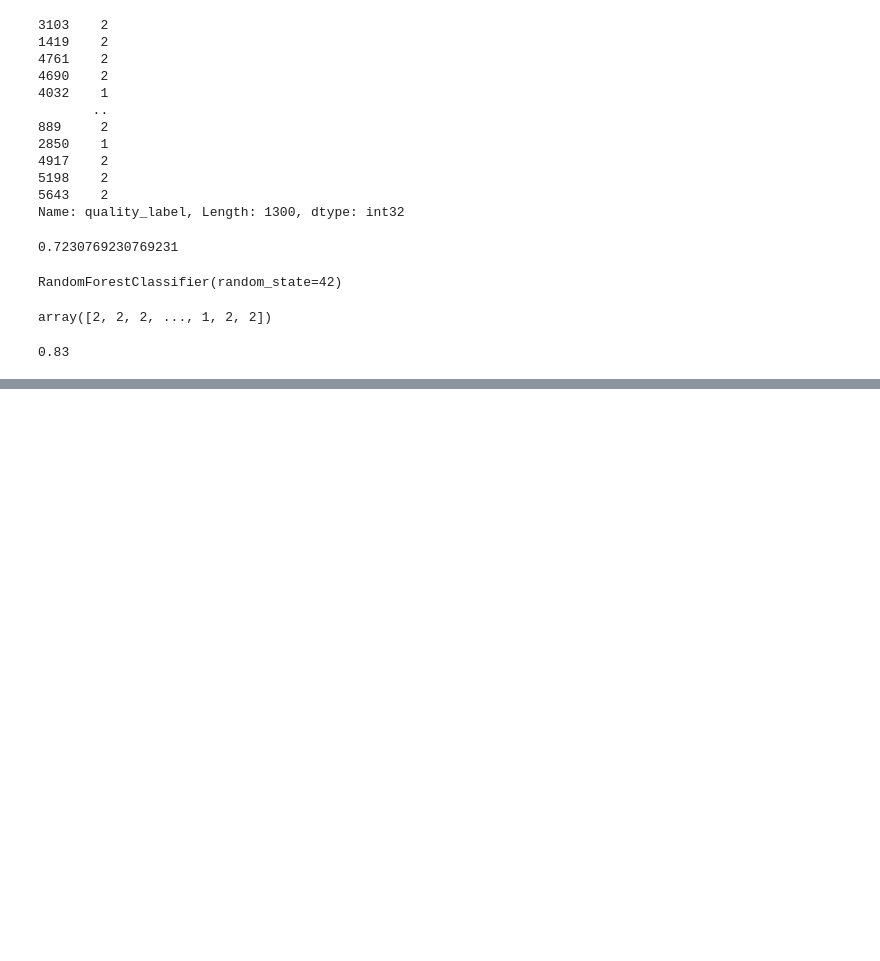
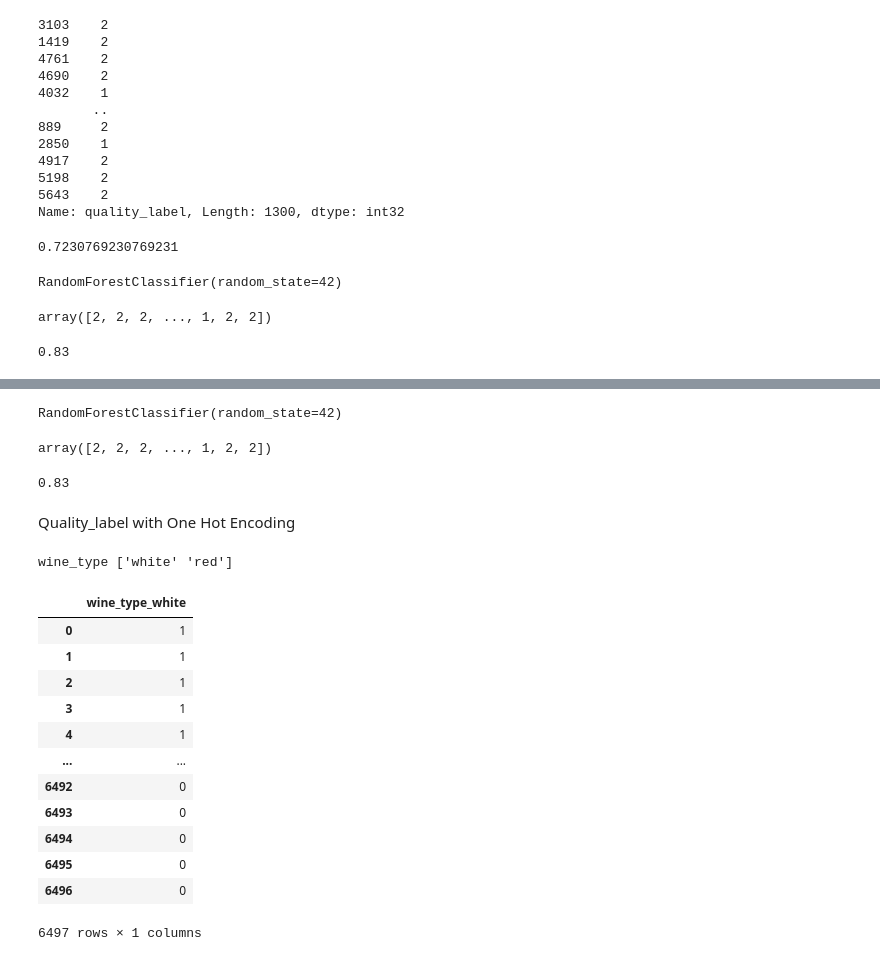
Before and after one commit to TimGarnault/project_2, a Jupyter notebook: sprint_3.ipynb, the cells around one changed output, grey strips where cells are left out. Drawn from its saved outputs; the diff is of its cells as text; code cells hidden in the pictures; blank space fills up the shorter version.

```diff
--- a/sprint_3.ipynb
+++ b/sprint_3.ipynb
@@ -352,0 +395,57 @@ acc_ql_R_clf
+# %%
+RF_clf_ql.fit(X_ql_train,y_ql_train)
+# %% [output]
+RandomForestClassifier(random_state=42)
+# %%
+preds_ql_RF_clf = RF_clf_ql.predict(X_ql_test)
+preds_ql_RF_clf
+# %% [output]
+array([2, 2, 2, ..., 1, 2, 2])
+# %%
+acc_ql_R_clf = accuracy_score(y_ql_test, preds_ql_RF_clf)
+acc_ql_R_clf
+# %% [output]
+0.83
+# %% [markdown]
+Quality_label with One Hot Encoding
+# %%
+# quality_label with X features using One Hot Encoding
+red_white_wines_df_ML_3 = red_white_wines_df.copy()
+
+# first still need the target y column quality_label to be encoded
+
+le = LabelEncoder()
+red_white_wines_df_ML_3['quality_label'] = le.fit_transform(red_white_wines_df_ML_3['quality_label'])
+# red_white_wines_df_ML_2['wine_type'] = le.fit_transform(red_white_wines_df_ML_2['wine_type'])
+
+red_white_wines_df_ML_3['quality_label'].head(18)
+red_white_wines_df_ML_3.head(18)
+
+
+
+# print(red_white_wines_df_ML_3.dtypes)
+
+# separate remaining categorical columns
+cat_cols = red_white_wines_df_ML_3.select_dtypes('object')
+for label, values in cat_cols.items():
+    print(label, values.unique())
+# %% [output]
+wine_type ['white' 'red']
+# %%
+# using 'pd.get_dummies()'
+cat_col_encode = pd.get_dummies(cat_cols, drop_first=True, dtype='int')
+cat_col_encode
+# %% [output]
+|  | wine_type_white |
+| 0 | 1 |
+| 1 | 1 |
+| 2 | 1 |
+| 3 | 1 |
+| 4 | 1 |
+| ... | ... |
+| 6492 | 0 |
+| 6493 | 0 |
+| 6494 | 0 |
+| 6495 | 0 |
+| 6496 | 0 |
+6497 rows × 1 columns
```
Also changed, not shown: parts of 21 cells of this notebook.
